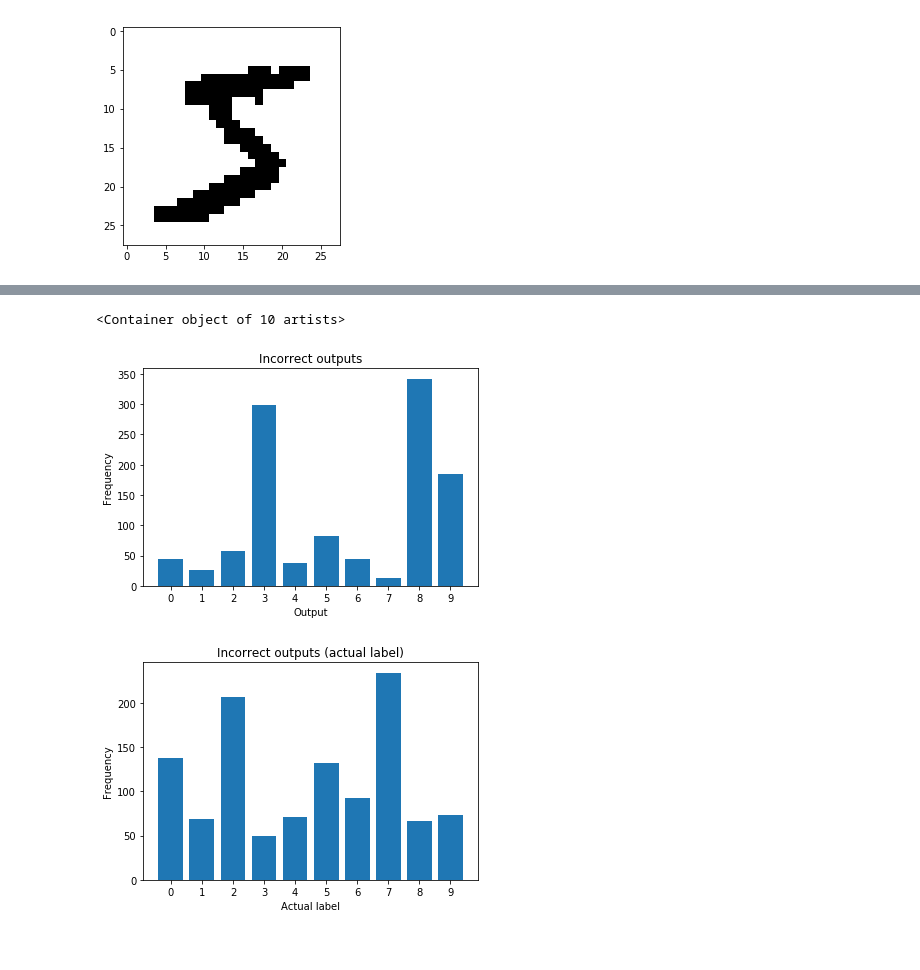
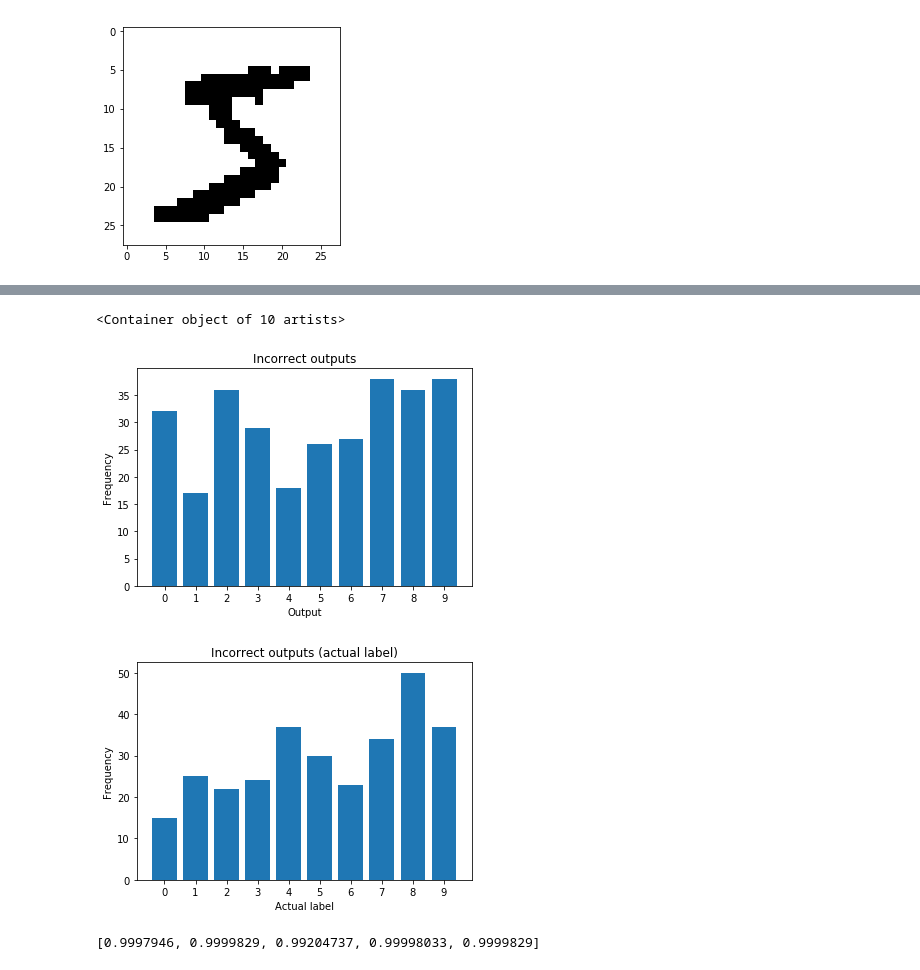
Before and after one commit to Ronan-H/digit-classification, a Jupyter notebook: model.ipynb, the cells around one changed output, grey strips where cells are left out. Drawn from its saved outputs; the diff is of its cells as text; code cells hidden in the pictures.

```diff
--- a/model.ipynb
+++ b/model.ipynb
@@ -6,4 +6,4 @@ warnings.filterwarnings('ignore')
 # https://keras.io/datasets/#mnist-database-of-handwritten-digits
 from keras.datasets import mnist
 
-(x_train, y_train), (x_test, y_test) = mnist.load_data()
+(x_train_raw, y_train_raw), (x_test_raw, y_test_raw) = mnist.load_data()
@@ -19,3 +10,25 @@ for val in np.nditer(x_train, op_flags=['readwrite']):
+# %%
+import numpy as np
+import keras
+
+# https://youtu.be/py5byOOHZM8
+# https://keras.io/getting-started/sequential-model-guide/
+y_train = keras.utils.to_categorical(y_train_raw, num_classes=10, dtype="uint8")
+y_test = keras.utils.to_categorical(y_test_raw, num_classes=10, dtype="uint8")
+x_train = x_train_raw.reshape(60000,28,28,1)
+x_test = x_test_raw.reshape(10000,28,28,1)
+
+# preprocessing: convert from grayscale to black and white
+# 98.5 without, 0.9803 with
+def to_black_and_white(arr, threshold):
+    for val in np.nditer(arr, op_flags=['readwrite']):
+        if val > threshold:
+            val[...] = 255
+        else:
+            val[...] = 0
+
+to_black_and_white(x_train, 50)
+to_black_and_white(x_test, 50)
 # %%
 %matplotlib inline
 import matplotlib.pyplot as plt
@@ -48,11 +48,10 @@ from keras import layers
 # [0.6122526635818183, 0.8727999925613403]
 
 # https://towardsdatascience.com/building-a-convolutional-neural-network-cnn-in-keras-329fbbadc5f5
-x_train = x_train.reshape(60000,28,28,1)
-x_test = x_test.reshape(10000,28,28,1)
 model = Sequential()
 model.add(layers.Conv2D(64, kernel_size=3, activation="relu", input_shape=(28,28,1)))
 model.add(layers.Conv2D(32, kernel_size=3, activation="relu"))
+# model.add(layers.Conv2D(16, kernel_size=3, activation="relu"))
 model.add(layers.Flatten())
 model.add(layers.Dense(10, activation='softmax'))
 
@@ -60,5 +59,6 @@ model.compile(optimizer='rmsprop',
               loss='categorical_crossentropy',
               metrics=['accuracy'])
 # %%
-model.fit(x_train, y_train_cat, epochs=10, batch_size=32)
+# training
+model.fit(x_train, y_train, epochs=5, batch_size=32)
 # %% [output]
@@ -92,30 +83,30 @@ scores
 # %%
-predictions = model.predict_classes(x_test)
+prediction_classes = model.predict_classes(x_test)
 # ["Output: {} - Label: {}".format(predictions[i], y_test[i]) for i in range(len(predictions)) if predictions[i] != y_test[i]]
 
 # https://stackoverflow.com/questions/4535374/initialize-a-numpy-array
 nums = np.arange(0, 10)
 wrong_out_dist = np.zeros((10,))
 wrong_out_label_dist = np.zeros((10,))
 
-for i in range(len(predictions)):
-    if predictions[i] != y_test[i]:
-        wrong_out_dist[predictions[i]] += 1
-        wrong_out_label_dist[y_test[i]] += 1
+for i in range(len(prediction_classes)):
+    if prediction_classes[i] != y_test_raw[i]:
+        wrong_out_dist[prediction_classes[i]] += 1
+        wrong_out_label_dist[y_test_raw[i]] += 1
 
 # https://stackoverflow.com/questions/33203645/how-to-plot-a-histogram-using-matplotlib-in-python-with-a-list-of-data
 # https://www.programcreek.com/python/example/56587/matplotlib.pyplot.title
 plt.title("Incorrect outputs")
 plt.xlabel("Output")
 plt.ylabel("Frequency")
 plt.bar(nums, wrong_out_dist, tick_label=nums)
 
 plt.figure()
 plt.title("Incorrect outputs (actual label)")
 plt.xlabel("Actual label")
 plt.ylabel("Frequency")
 plt.bar(nums, wrong_out_label_dist, tick_label=nums)
 # %% [output]
 <Container object of 10 artists>
-[figure, old version]
+[figure, new version]
-[figure, old version]
+[figure, new version]
@@ -121,0 +117,6 @@ plt.bar(nums, wrong_out_label_dist, tick_label=nums)
+# %%
+confidence = [sorted(p)[9] - sorted(p)[8] for p in predictions]
+print(confidence[:5])
+confidence_sorted = np.argsort(confidence)
+# %% [output]
+[0.9997946, 0.9999829, 0.99204737, 0.99998033, 0.9999829]
```
Also changed, not shown: parts of 7 cells of this notebook.
